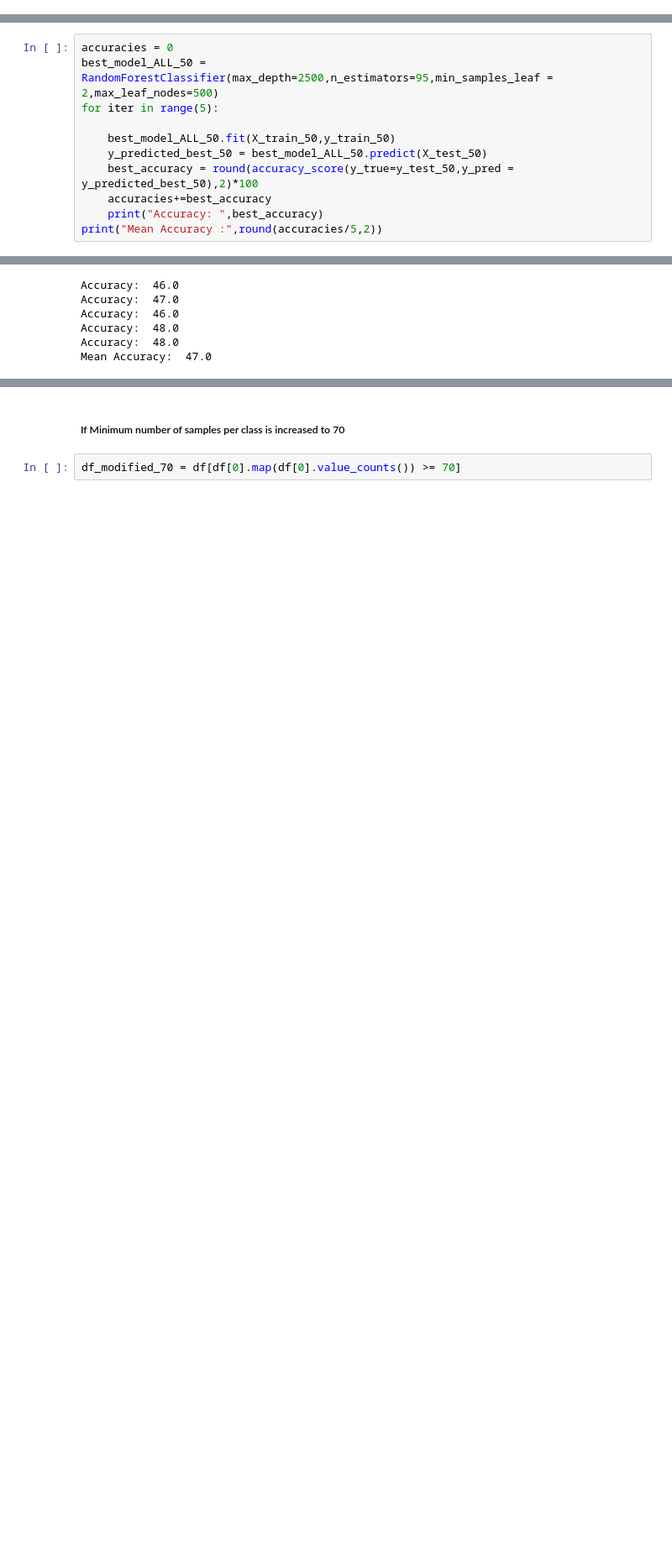
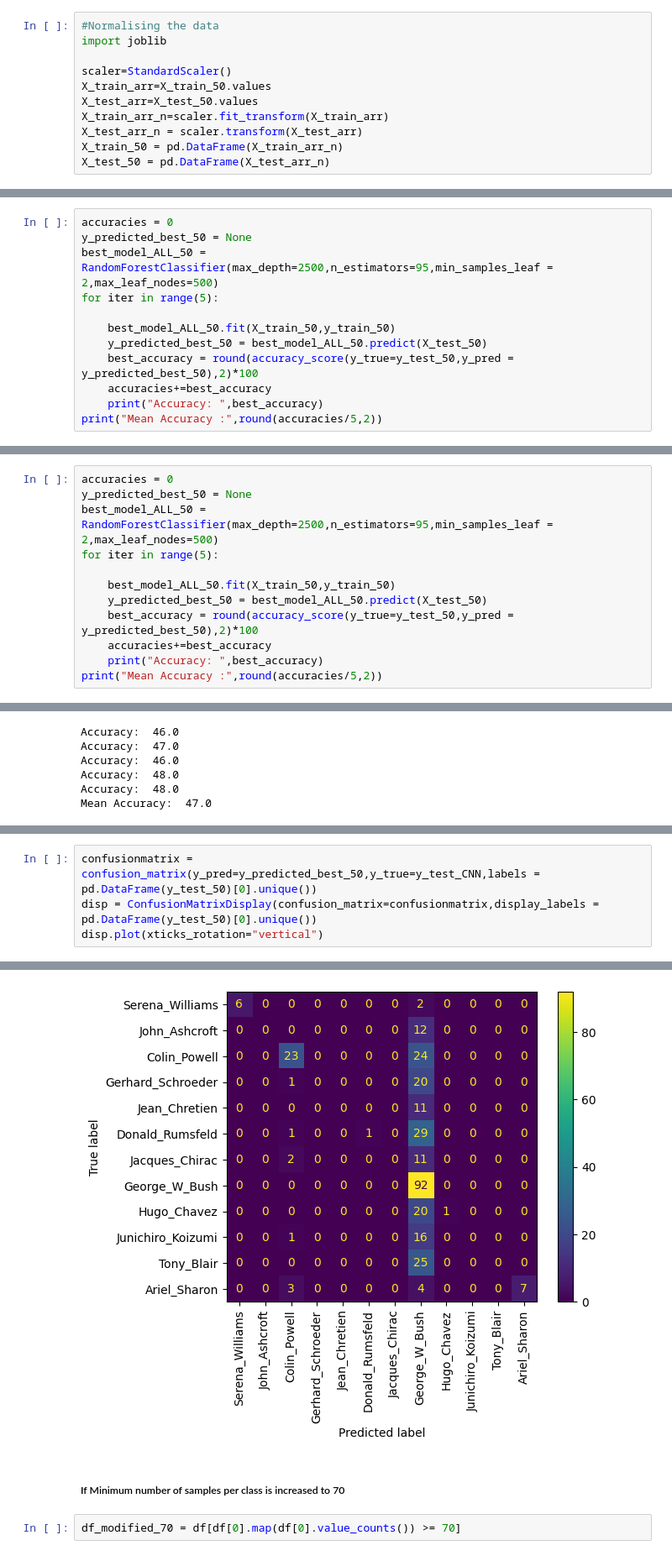
Before and after one commit to adityarathor007/Face_Recognition, a Jupyter notebook: Random_Forest_Final.ipynb, the cells around one changed output, grey strips where cells are left out. Shown: that part at 84% size. Drawn from its saved outputs; the diff is of its cells as text; blank space fills up the shorter version.

```diff
--- a/Random_Forest_Final.ipynb
+++ b/Random_Forest_Final.ipynb
@@ -119,0 +127,11 @@ X_train_50,X_validate_50,y_train_50,y_validate_50 = train_test_split(X_train_50,
+# %%
+#Normalising the data
+import joblib
+
+scaler=StandardScaler()
+X_train_arr=X_train_50.values
+X_test_arr=X_test_50.values
+X_train_arr_n=scaler.fit_transform(X_train_arr)
+X_test_arr_n = scaler.transform(X_test_arr)
+X_train_50 = pd.DataFrame(X_train_arr_n)
+X_test_50 = pd.DataFrame(X_test_arr_n)
@@ -301,5 +331,6 @@ Best Scores :  0.4911807228915663
 # %%
 accuracies = 0
+y_predicted_best_50 = None
 best_model_ALL_50 = RandomForestClassifier(max_depth=2500,n_estimators=95,min_samples_leaf = 2,max_leaf_nodes=500)
 for iter in range(5):
 
@@ -318,0 +350,12 @@ Mean Accuracy : 42.0
+# %%
+accuracies = 0
+y_predicted_best_50 = None
+best_model_ALL_50 = RandomForestClassifier(max_depth=2500,n_estimators=95,min_samples_leaf = 2,max_leaf_nodes=500)
+for iter in range(5):
+
+    best_model_ALL_50.fit(X_train_50,y_train_50)
+    y_predicted_best_50 = best_model_ALL_50.predict(X_test_50)
+    best_accuracy = round(accuracy_score(y_true=y_test_50,y_pred = y_predicted_best_50),2)*100
+    accuracies+=best_accuracy
+    print("Accuracy: ",best_accuracy)
+print("Mean Accuracy :",round(accuracies/5,2))
@@ -348,0 +395,5 @@ disp.plot(xticks_rotation="vertical")
+# %%
+confusionmatrix = confusion_matrix(y_pred=y_predicted_best_50,y_true=y_test_CNN,labels = pd.DataFrame(y_test_50)[0].unique())
+disp = ConfusionMatrixDisplay(confusion_matrix=confusionmatrix,display_labels = pd.DataFrame(y_test_50)[0].unique())
+disp.plot(xticks_rotation="vertical")
+# %% [output]
@@ -349,3 +401,4 @@ disp.plot(xticks_rotation="vertical")
+[figure, added]
 # %% [markdown]
 ##### If Minimum number of samples per class is increased to 70
 # %%
```
Also changed, not shown: parts of 29 cells of this notebook, 1 other file.
